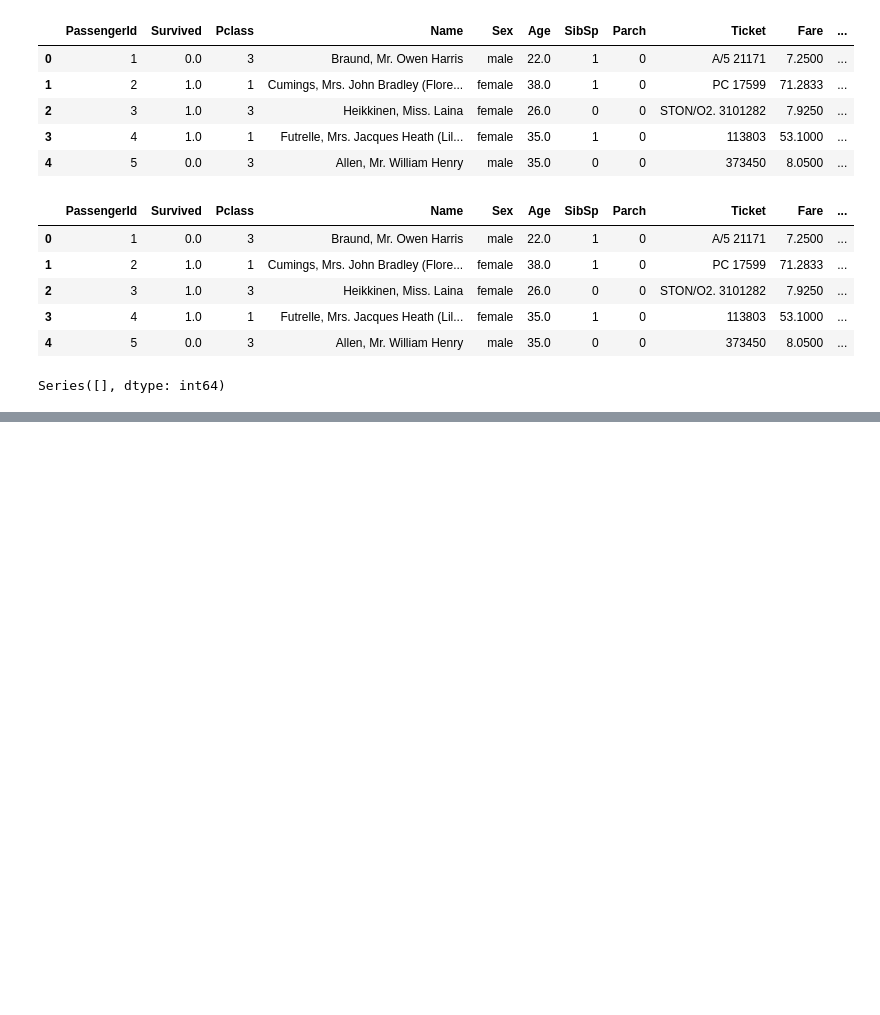
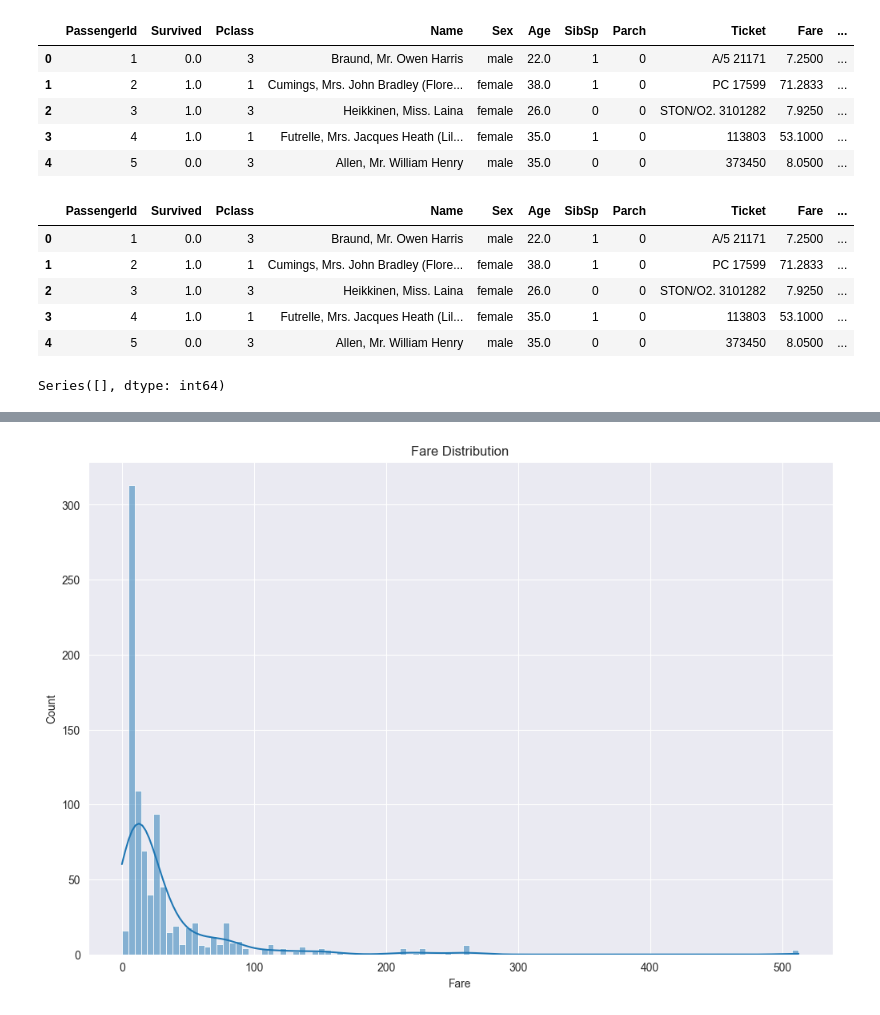
Before and after one commit to Hasan082/Data-Science-Portfolio, a Jupyter notebook: Titanic Exploratory Analysis/Titanic_EDA_Project.ipynb, the cells around one changed output, grey strips where cells are left out. Drawn from its saved outputs; the diff is of its cells as text; code cells hidden in the pictures; blank space fills up the shorter version.

```diff
--- a/Titanic Exploratory Analysis/Titanic_EDA_Project.ipynb
+++ b/Titanic Exploratory Analysis/Titanic_EDA_Project.ipynb
@@ -175,0 +231,12 @@ Series([], dtype: int64)
+# %%
+# Distribution of 'Fare' feature
+plt.figure(figsize=(12, 8))
+sns.histplot(data['Fare'], kde=True)
+plt.title('Fare Distribution')
+plt.show()
+
+# Fare distribution is right-skewed, indicating that most passengers paid lower fares, with a few passengers paying much higher fares.
+# The right tail of the distribution is stretched due to a small number of high-paying passengers (typically first-class passengers).
+# This type of distribution is often associated with a **Log-Normal Distribution**, as it shows a concentration of values on the left with a long right tail.
+# %% [output]
+[figure, added]
```
Also changed, not shown: parts of 8 cells of this notebook.
